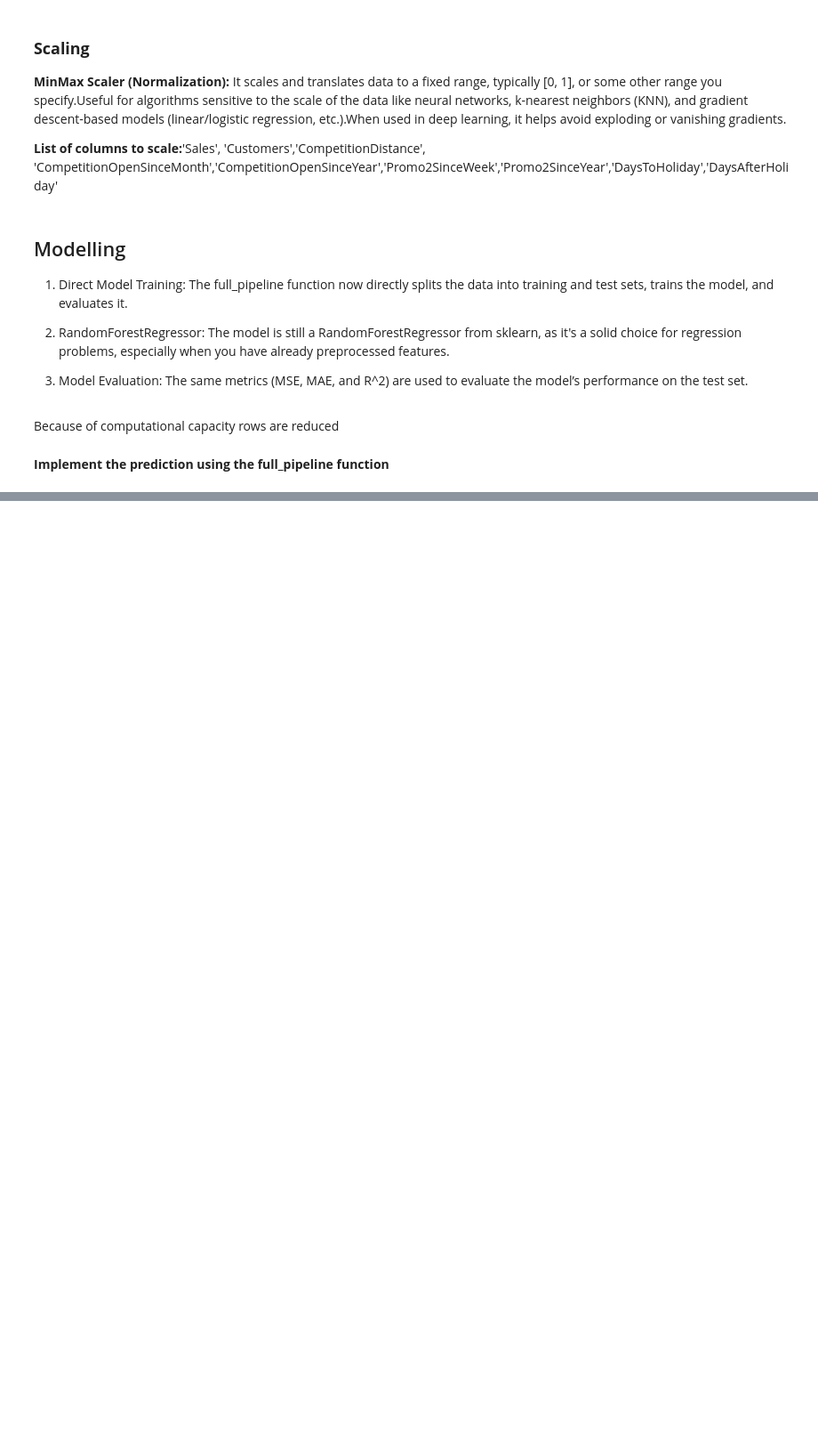
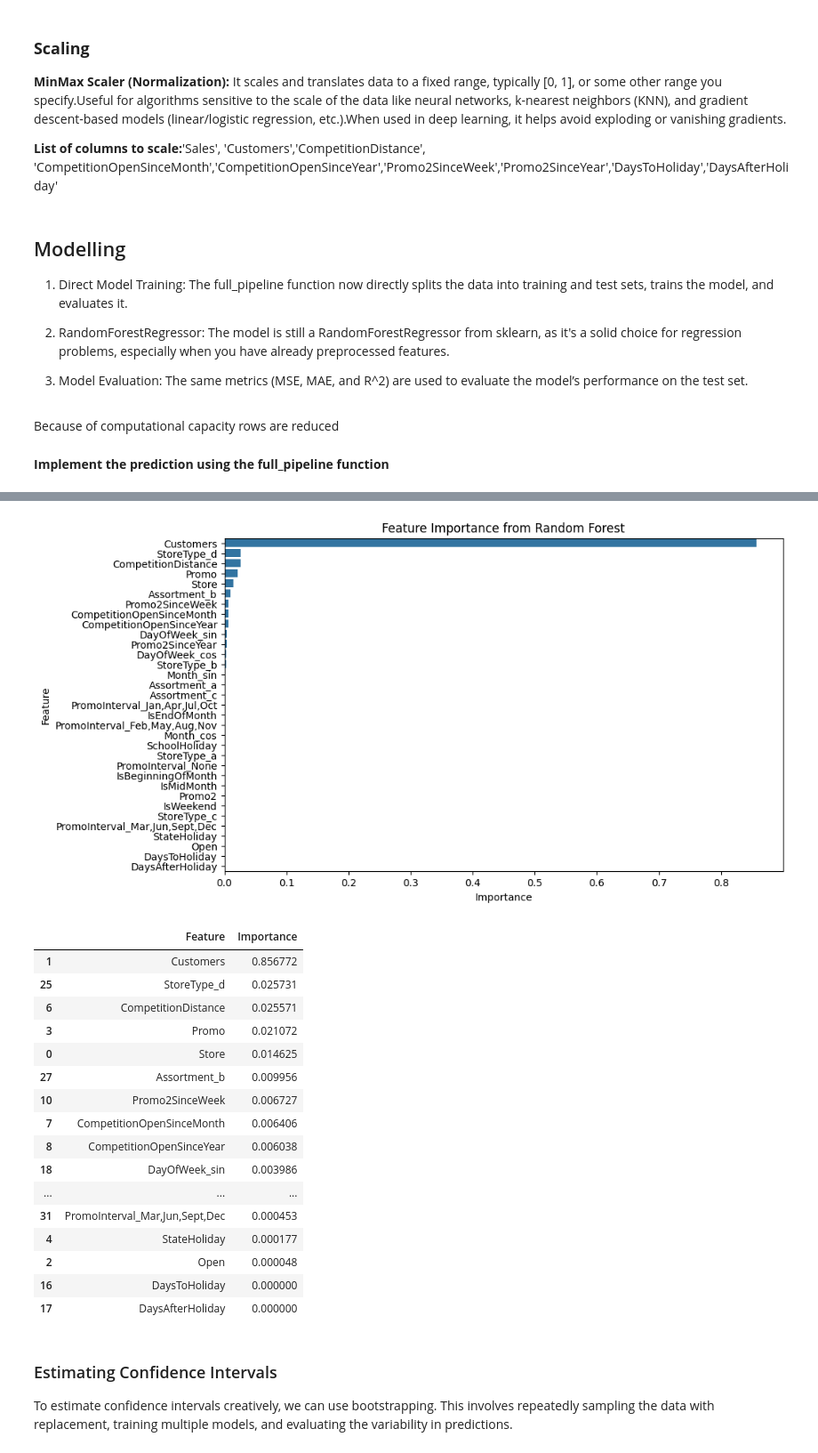
Before and after one commit to wolderufael/Rossmann_Store_Sales_Prediction, a Jupyter notebook: notebook/prediction.ipynb, the cells around one changed output, grey strips where cells are left out. Shown at 89% size. Cells and saved outputs as stored; diff of their text form; code cells hidden in the pictures; blank space fills up the shorter version.

Commit message:
feature importance and confidence interval

```diff
--- a/notebook/prediction.ipynb
+++ b/notebook/prediction.ipynb
@@ -78,7 +78,7 @@ processor.scale_data(processed_data)
 3. Model Evaluation: The same metrics (MSE, MAE, and R^2) are used to evaluate the model’s performance on the test set.
 # %%
 #instantiate class
-model=Modelling()
+modellig=Modelling()
 # %% [markdown]
 Because of computational capacity rows are reduced
 # %%
@@ -86,5 +86,5 @@ Because of computational capacity rows are reduced
 # %% [markdown]
 **Implement the prediction using the full_pipeline function**
 # %%
-model.full_pipeline(processed_data,'Sales')
+X,y,model,importance,feature_names=modellig.full_pipeline(processed_data,'Sales')
 # %% [output]
@@ -97,0 +101,3 @@ RandomForestRegressor(random_state=42)
+# %%
+modellig.get_feature_importance(X,importance,feature_names)
+# %% [output]
@@ -97,0 +105,21 @@ RandomForestRegressor(random_state=42)
+[figure, added]
+|  | Feature | Importance |
+| 1 | Customers | 0.856772 |
+| 25 | StoreType_d | 0.025731 |
+| 6 | CompetitionDistance | 0.025571 |
+| 3 | Promo | 0.021072 |
+| 0 | Store | 0.014625 |
+| 27 | Assortment_b | 0.009956 |
+| 10 | Promo2SinceWeek | 0.006727 |
+| 7 | CompetitionOpenSinceMonth | 0.006406 |
+| 8 | CompetitionOpenSinceYear | 0.006038 |
+| 18 | DayOfWeek_sin | 0.003986 |
+| ... | ... | ... |
+| 31 | PromoInterval_Mar,Jun,Sept,Dec | 0.000453 |
+| 4 | StateHoliday | 0.000177 |
+| 2 | Open | 0.000048 |
+| 16 | DaysToHoliday | 0.000000 |
+| 17 | DaysAfterHoliday | 0.000000 |
+# %% [markdown]
+### Estimating Confidence Intervals
+To estimate confidence intervals creatively, we can use bootstrapping. This involves repeatedly sampling the data with replacement, training multiple models, and evaluating the variability in predictions.
```
Also changed, not shown: parts of 7 cells of this notebook, 3 other files.
